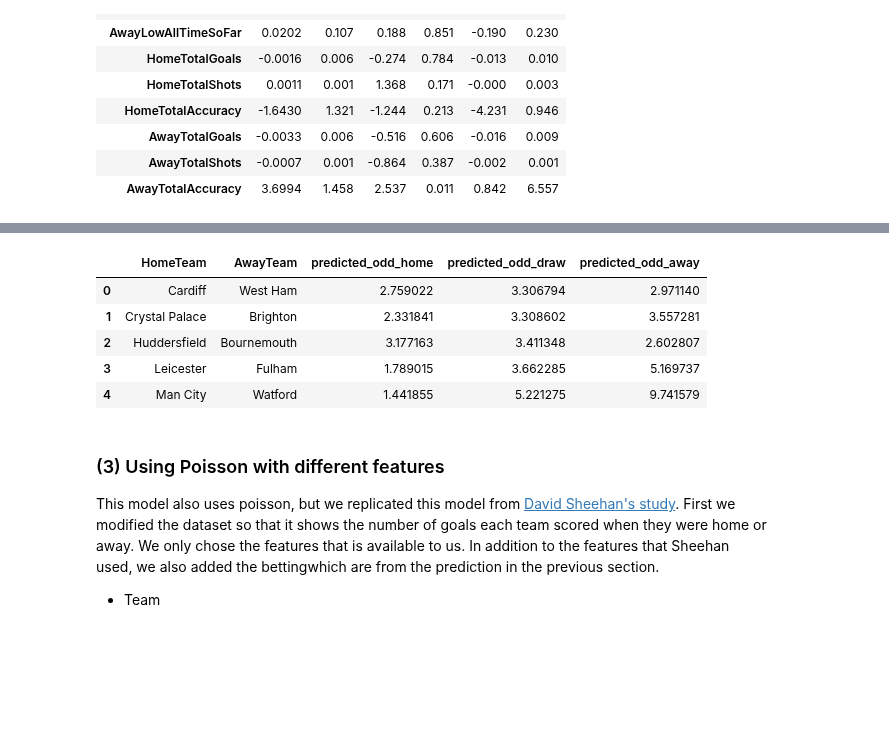
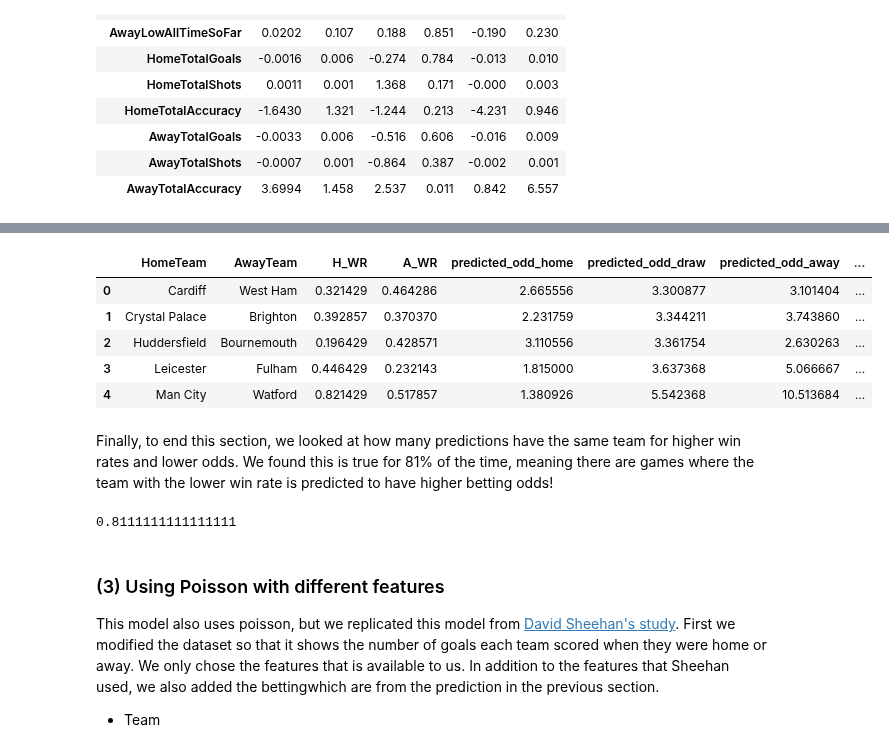
Before and after one commit to info370a-w19-finalproject2/final_project, a Jupyter notebook: report.ipynb, the cells around one changed output, grey strips where cells are left out. Saved outputs shown, nothing was run; the diff lists cells and outputs as text; code cells hidden in the pictures; blank space fills up the shorter version.

```diff
--- a/report.ipynb
+++ b/report.ipynb
@@ -950,11 +994,14 @@ for odd_type in ['odd_home', 'odd_draw', 'odd_away']:
     predictions = lin_model.predict(df_1819[np.append(columns_to_use, odd_type)])
     score = 0-mean_absolute_error(df_1819[odd_type].values, predictions.values)
 
-    plt.figure(figsize=(20, 3))
+    plt.figure(figsize=(16, 4))
     plt.plot(np.arange(len(predictions)), predictions, alpha=0.8, label='predictions')
     plt.plot(np.arange(len(predictions)), df_1819[odd_type].values, alpha=0.8, label='actual')
-    plt.title(odd_type)
-    plt.legend()
+    plt.title('Predicted '+odd_type+' for 2018-2019 Season (so far)', fontsize=15)
+    plt.xlabel('Game of Season', fontsize=15)
+    plt.ylabel(odd_type, fontsize=15)
+    plt.legend(fontsize=15)
     plt.show()
     print(odd_type, ', neg MAE: ', score)
+    print(lin_model.params)
 # %% [output]
@@ -967,6 +1039,7 @@ odd_away , neg MAE:  -2.159616835255578
 # %%
-df_current_season = df_1819
-team_stats = getLastTeamStats(df_current_season)
+# Preparation for predicting future games
+
+team_stats = getLastTeamStats(df_1819)
 H_W = []
 H_WR = []
 H_avg_diff = []
@@ -989,6 +1062,16 @@ df_future_games['H_avg_diff'] = H_avg_diff
 df_future_games['A_W'] = A_W
 df_future_games['A_WR'] = A_WR
 df_future_games['A_avg_diff'] = A_avg_diff
+
+higher_wr = []
+for i in range(len(df_future_games)):
+    if df_future_games.loc[i, 'H_WR'] > df_future_games.loc[i, 'A_WR']:
+        higher_wr.append('H')
+    elif df_future_games.loc[i, 'H_WR'] < df_future_games.loc[i, 'A_WR']:
+        higher_wr.append('A')
+    else:
+        higher_wr.append('D')
+df_future_games['higher_wr'] = higher_wr
 # %%
 # PREDICT ODDS OF FUTURE GAMES USING GRIDSEARCH MODEL
 
@@ -1003,3 +1086,13 @@ for odd_type in ['odd_home', 'odd_draw', 'odd_away']:
     grid.fit(df_past_seasons[columns_to_use], df_past_seasons[odd_type])
     predictions = grid.predict(df_future_games[columns_to_use])
     df_future_games['predicted_'+odd_type] = predictions
+
+lower_odds = []
+for i in range(len(df_future_games)):
+    if df_future_games.loc[i, 'predicted_odd_home'] > df_future_games.loc[i, 'predicted_odd_away']:
+        lower_odds.append('A')
+    elif df_future_games.loc[i, 'predicted_odd_home'] < df_future_games.loc[i, 'predicted_odd_away']:
+        lower_odds.append('H')
+    else:
+        lower_odds.append('D')
+df_future_games['lower_odds'] = lower_odds
@@ -1006,14 +1103,22 @@ for odd_type in ['odd_home', 'odd_draw', 'odd_away']:
 # %%
 # Predicted odds of future games
-
-df_future_games[['HomeTeam', 'AwayTeam', 'predicted_odd_home', 'predicted_odd_draw', 'predicted_odd_away']].head()
+df_future_games[['HomeTeam', 'AwayTeam',
+                 'H_WR', 'A_WR',
+                 'predicted_odd_home', 'predicted_odd_draw', 'predicted_odd_away',
+                 'higher_wr', 'lower_odds']].head()
 # %% [output]
-|  | HomeTeam | AwayTeam | predicted_odd_home | predicted_odd_draw | predicted_odd_away |
-| 0 | Cardiff | West Ham | 2.759022 | 3.306794 | 2.971140 |
-| 1 | Crystal Palace | Brighton | 2.331841 | 3.308602 | 3.557281 |
-| 2 | Huddersfield | Bournemouth | 3.177163 | 3.411348 | 2.602807 |
-| 3 | Leicester | Fulham | 1.789015 | 3.662285 | 5.169737 |
-| 4 | Man City | Watford | 1.441855 | 5.221275 | 9.741579 |
+|  | HomeTeam | AwayTeam | H_WR | A_WR | predicted_odd_home | predicted_odd_draw | predicted_odd_away | ... |
+| 0 | Cardiff | West Ham | 0.321429 | 0.464286 | 2.665556 | 3.300877 | 3.101404 | ... |
+| 1 | Crystal Palace | Brighton | 0.392857 | 0.370370 | 2.231759 | 3.344211 | 3.743860 | ... |
+| 2 | Huddersfield | Bournemouth | 0.196429 | 0.428571 | 3.110556 | 3.361754 | 2.630263 | ... |
+| 3 | Leicester | Fulham | 0.446429 | 0.232143 | 1.815000 | 3.637368 | 5.066667 | ... |
+| 4 | Man City | Watford | 0.821429 | 0.517857 | 1.380926 | 5.542368 | 10.513684 | ... |
+# %% [markdown]
+Finally, to end this section, we looked at how many predictions have the same team for higher win rates and lower odds. We found this is true for 81% of the time, meaning there are games where the team with the lower win rate is predicted to have higher betting odds!
+# %%
+(df_future_games['higher_wr'] == df_future_games['lower_odds']).mean()
+# %% [output]
+0.8111111111111111
 # %% [markdown]
 ### (3) Using Poisson with different features
 
```
Also changed, not shown: parts of 19 cells of this notebook, 1 other file.
